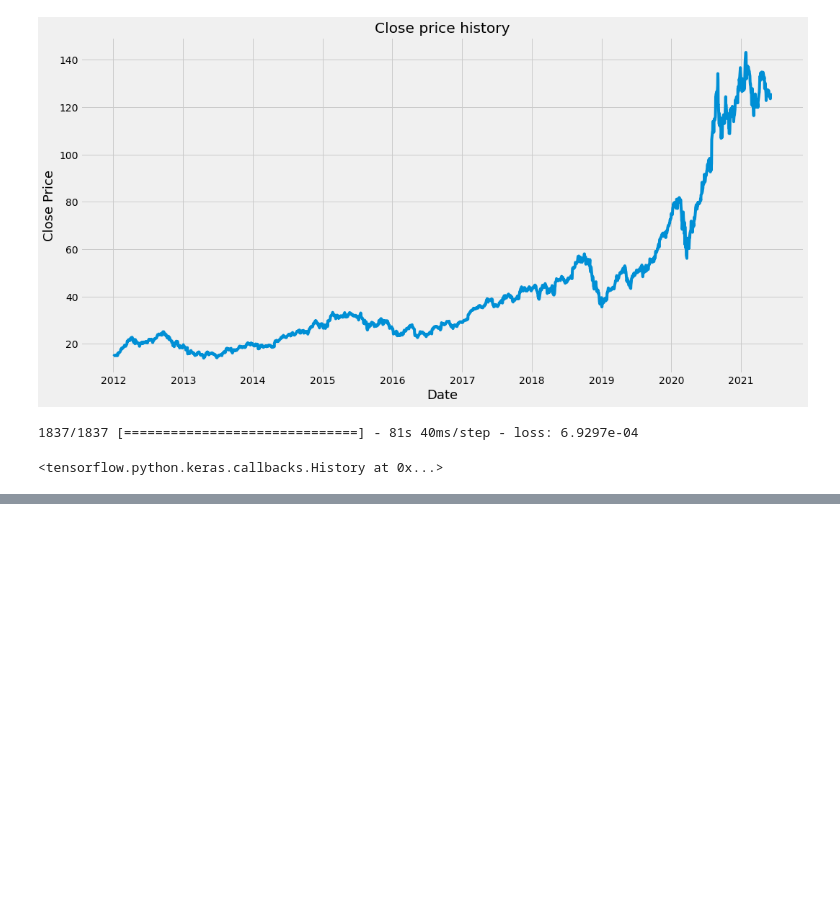
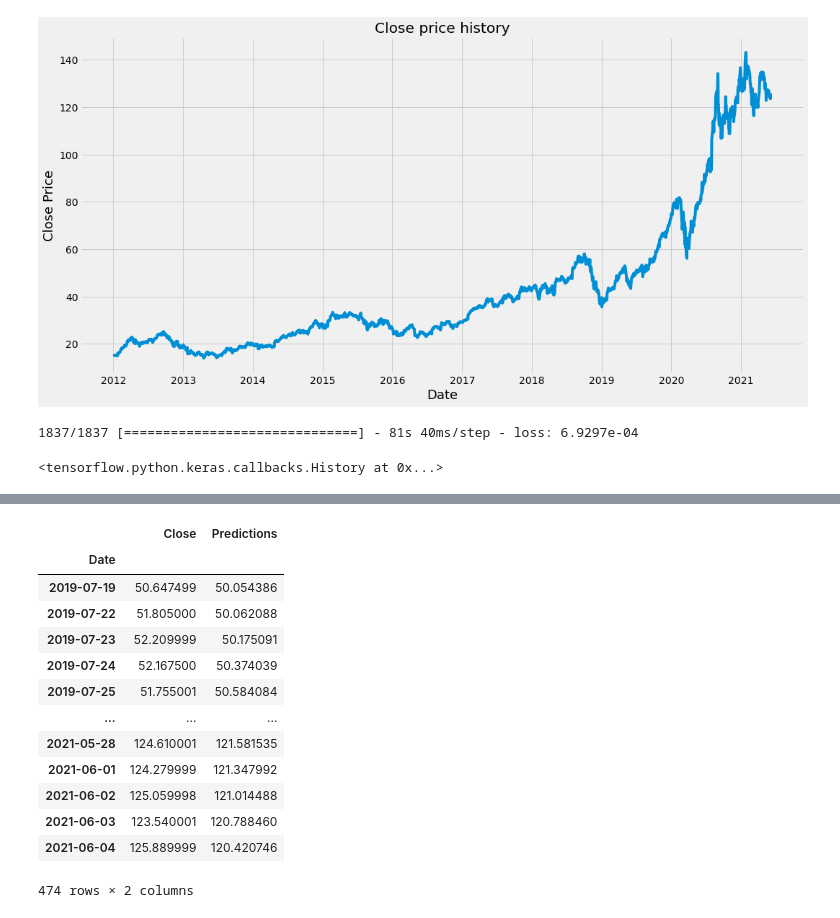
Before and after one commit to SersourYasmine/DeepLearning, a Jupyter notebook: LSTMStock.ipynb, the cells around one changed output, grey strips where cells are left out. Saved outputs shown, nothing was run; the diff lists cells and outputs as text; code cells hidden in the pictures; blank space fills up the shorter version.

```diff
--- a/LSTMStock.ipynb
+++ b/LSTMStock.ipynb
@@ -75,0 +140,17 @@ model.fit(x_train, y_train, batch_size=1, epochs=1)
+# %%
+valid
+# %% [output]
+|  | Close | Predictions |
+| Date |  |  |
+| 2019-07-19 | 50.647499 | 50.054386 |
+| 2019-07-22 | 51.805000 | 50.062088 |
+| 2019-07-23 | 52.209999 | 50.175091 |
+| 2019-07-24 | 52.167500 | 50.374039 |
+| 2019-07-25 | 51.755001 | 50.584084 |
+| ... | ... | ... |
+| 2021-05-28 | 124.610001 | 121.581535 |
+| 2021-06-01 | 124.279999 | 121.347992 |
+| 2021-06-02 | 125.059998 | 121.014488 |
+| 2021-06-03 | 123.540001 | 120.788460 |
+| 2021-06-04 | 125.889999 | 120.420746 |
+474 rows × 2 columns
```
Also changed, not shown: parts of 4 cells of this notebook.
